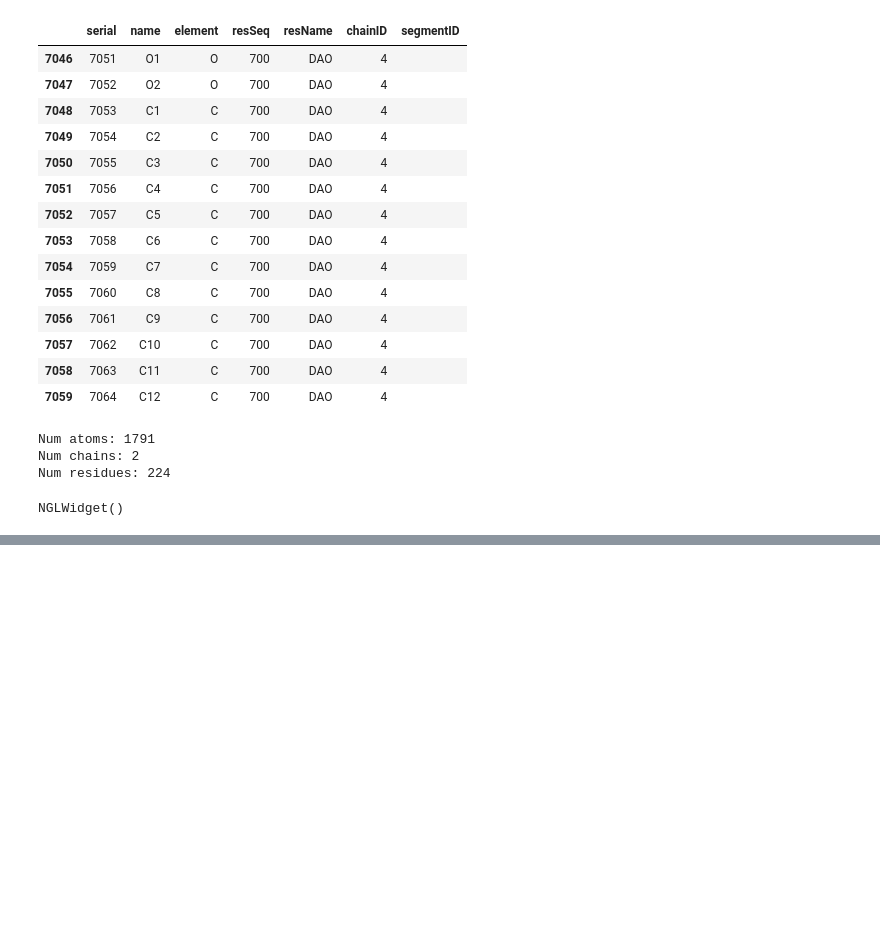
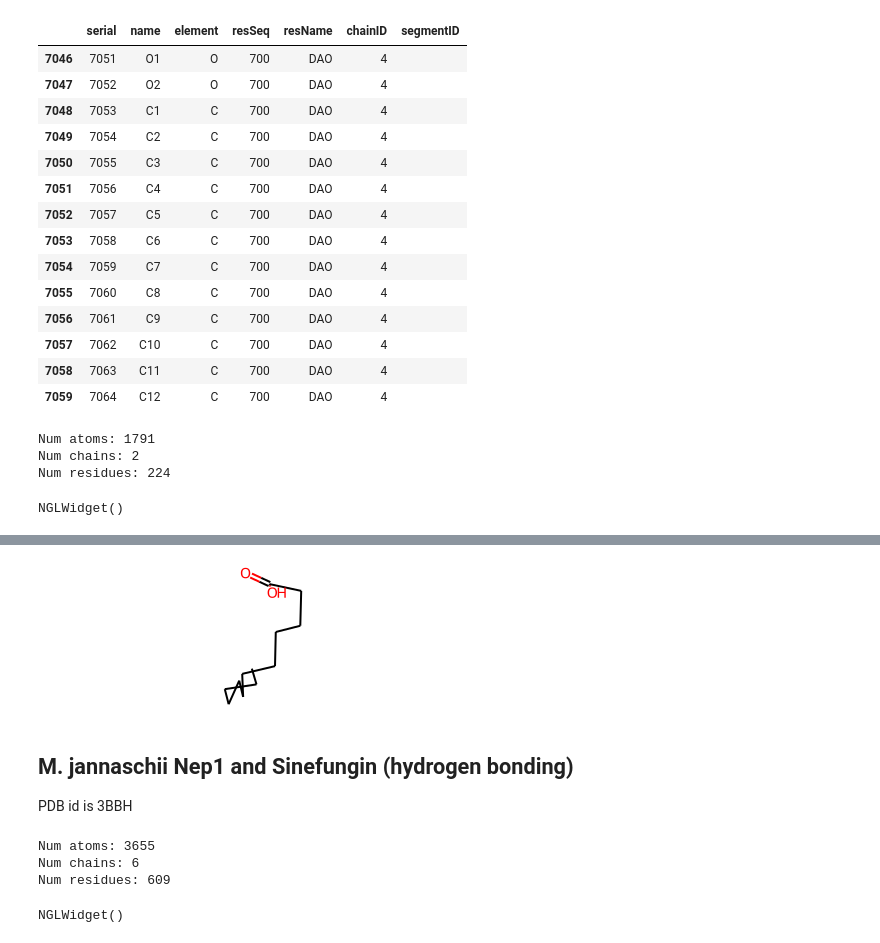
Before and after one commit to uibcdf/OpenPharmacophore-Tools, a Jupyter notebook: notebooks/protein_ligand_interactions/plip_dataset.ipynb, the cells around one changed output, grey strips where cells are left out. Drawn from its saved outputs; the diff is of its cells as text; code cells hidden in the pictures; blank space fills up the shorter version.

```diff
--- a/notebooks/protein_ligand_interactions/plip_dataset.ipynb
+++ b/notebooks/protein_ligand_interactions/plip_dataset.ipynb
@@ -137,0 +174,6 @@ NGLWidget()
+# %%
+# Fixed mol
+dao = Chem.AssignBondOrdersFromTemplate(dao_smi, dao_pdb)
+dao
+# %% [output]
+[figure, added]
@@ -137,0 +188,17 @@ NGLWidget()
+# %% [markdown]
+## M. jannaschii Nep1 and Sinefungin (hydrogen bonding)
+
+PDB id is 3BBH
+# %%
+index = 1
+pdb_id = "3BBH"
+traj_3bbh = mdt.load(full_file_path(pdbs[index]))
+print_traf_info(traj_3bbh)
+# %% [output]
+Num atoms: 3655
+Num chains: 6
+Num residues: 609
+# %%
+nv.show_mdtraj(traj_3bbh)
+# %% [output]
+NGLWidget()
```
Also changed, not shown: parts of 68 cells of this notebook, 13 other files.
